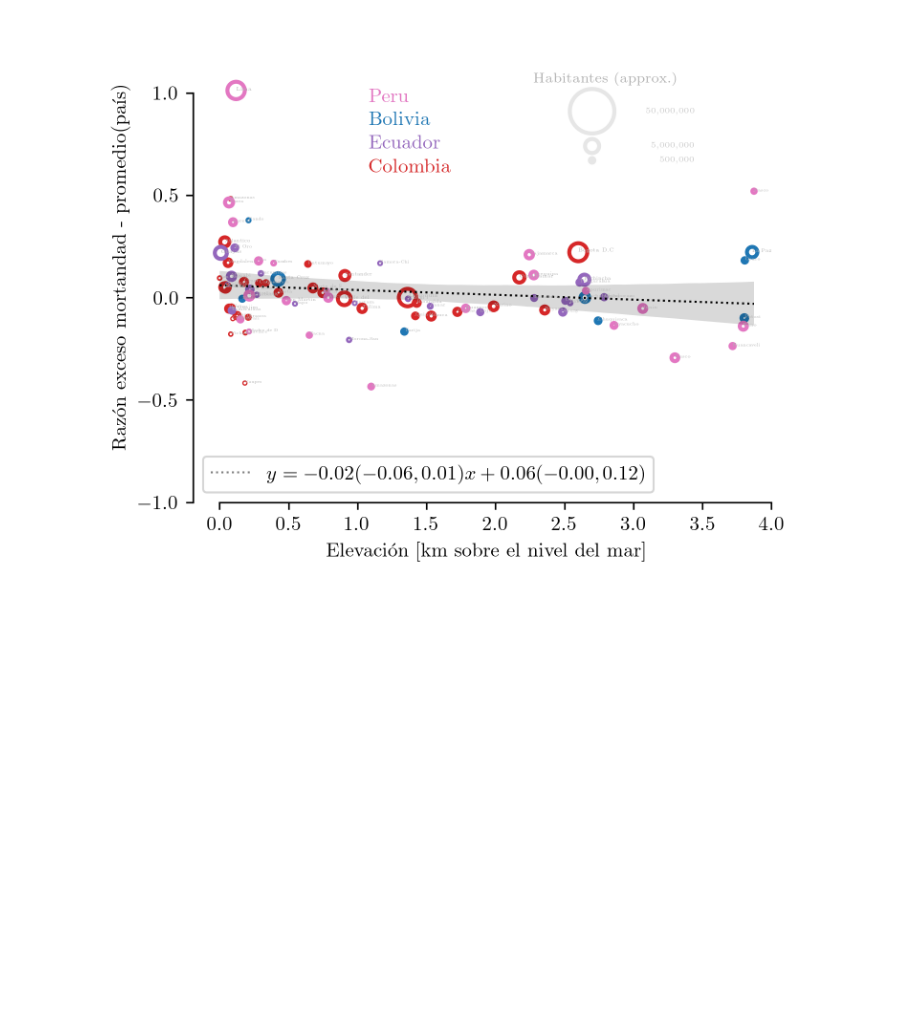
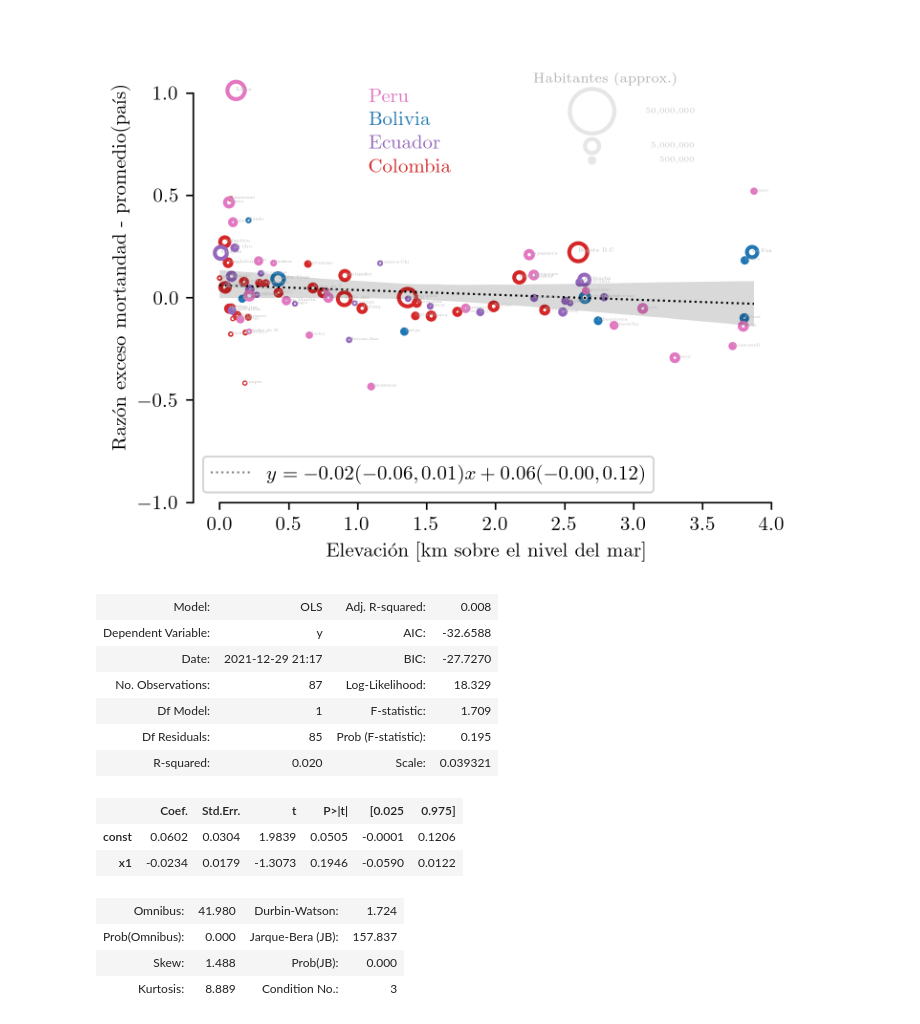
Before and after one commit to daliagachc/cov-alt, a Jupyter notebook: region_alt_corr_country.ipynb, the cells around one changed output. Saved outputs shown, nothing was run; the diff lists cells and outputs as text; code cells hidden in the pictures; blank space fills up the shorter version.

```diff
--- a/region_alt_corr_country.ipynb
+++ b/region_alt_corr_country.ipynb
@@ -309,3 +311,20 @@ f.savefig('reg_alt_alt_corr.pdf')
 f.savefig('reg_alt_alt_corr.png')
 # %% [output]
 [figure]
+# %%
+results.summary2()
+# %% [output]
+| Model: | OLS | Adj. R-squared: | 0.008 |
+| Dependent Variable: | y | AIC: | -32.6588 |
+| Date: | 2021-12-29 21:17 | BIC: | -27.7270 |
+| No. Observations: | 87 | Log-Likelihood: | 18.329 |
+| Df Model: | 1 | F-statistic: | 1.709 |
+| Df Residuals: | 85 | Prob (F-statistic): | 0.195 |
+| R-squared: | 0.020 | Scale: | 0.039321 |
+|  | Coef. | Std.Err. | t | P>|t| | [0.025 | 0.975] |
+| const | 0.0602 | 0.0304 | 1.9839 | 0.0505 | -0.0001 | 0.1206 |
+| x1 | -0.0234 | 0.0179 | -1.3073 | 0.1946 | -0.0590 | 0.0122 |
+| Omnibus: | 41.980 | Durbin-Watson: | 1.724 |
+| Prob(Omnibus): | 0.000 | Jarque-Bera (JB): | 157.837 |
+| Skew: | 1.488 | Prob(JB): | 0.000 |
+| Kurtosis: | 8.889 | Condition No.: | 3 |
```
Also changed, not shown: parts of 1 cell of this notebook, 29 other files.
